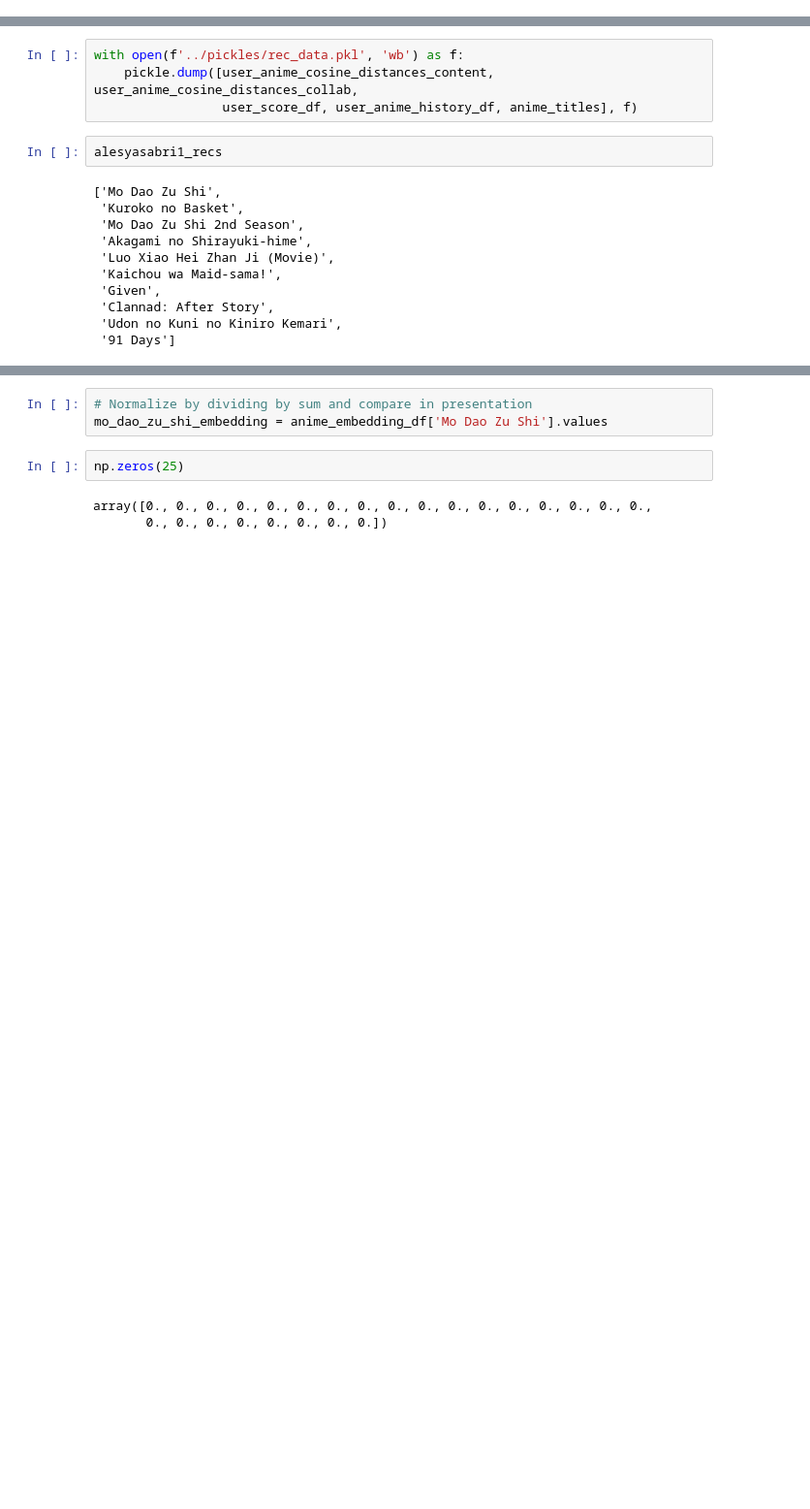
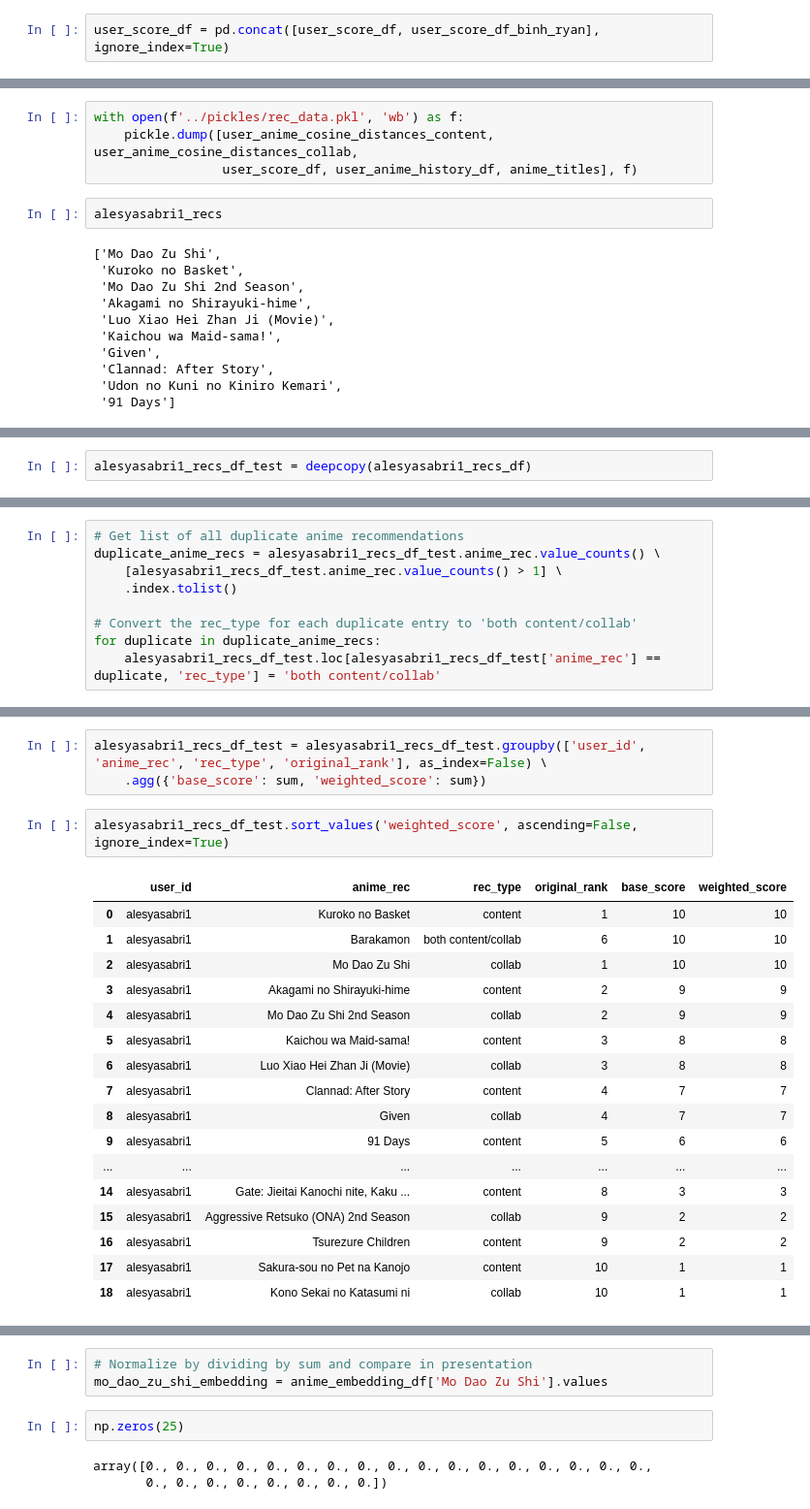
Before and after one commit to binh748/anime-recommender, a Jupyter notebook: notebooks/building_recommender.ipynb, the cells around one changed output, grey strips where cells are left out. Shown at 97% size. Cells and saved outputs as stored; diff of their text form; blank space fills up the shorter version.

```diff
--- a/notebooks/building_recommender.ipynb
+++ b/notebooks/building_recommender.ipynb
@@ -35,3 +44,5 @@ with open(f'../pickles/user_score_df_complete.pkl', 'rb') as read_file:
 # %%
 # Save 1,000 anime titles in a list for reference
 anime_titles = user_score_df.drop(columns=['user_id', 'animelist_url']).columns.to_list()
+# %%
+user_score_df = pd.concat([user_score_df, user_score_df_binh_ryan], ignore_index=True)
@@ -653,0 +650,2 @@ alesyasabri1_recs_df
+# %%
+alesyasabri1_recs_df_test = deepcopy(alesyasabri1_recs_df)
@@ -653,0 +656,9 @@ alesyasabri1_recs_df
+# %%
+# Get list of all duplicate anime recommendations
+duplicate_anime_recs = alesyasabri1_recs_df_test.anime_rec.value_counts() \
+    [alesyasabri1_recs_df_test.anime_rec.value_counts() > 1] \
+    .index.tolist()
+
+# Convert the rec_type for each duplicate entry to 'both content/collab'
+for duplicate in duplicate_anime_recs:
+    alesyasabri1_recs_df_test.loc[alesyasabri1_recs_df_test['anime_rec'] == duplicate, 'rec_type'] = 'both content/collab'
@@ -653,0 +706,23 @@ alesyasabri1_recs_df
+# %%
+alesyasabri1_recs_df_test = alesyasabri1_recs_df_test.groupby(['user_id', 'anime_rec', 'rec_type', 'original_rank'], as_index=False) \
+    .agg({'base_score': sum, 'weighted_score': sum})
+# %%
+alesyasabri1_recs_df_test.sort_values('weighted_score', ascending=False, ignore_index=True)
+# %% [output]
+|  | user_id | anime_rec | rec_type | original_rank | base_score | weighted_score |
+| 0 | alesyasabri1 | Kuroko no Basket | content | 1 | 10 | 10 |
+| 1 | alesyasabri1 | Barakamon | both content/collab | 6 | 10 | 10 |
+| 2 | alesyasabri1 | Mo Dao Zu Shi | collab | 1 | 10 | 10 |
+| 3 | alesyasabri1 | Akagami no Shirayuki-hime | content | 2 | 9 | 9 |
+| 4 | alesyasabri1 | Mo Dao Zu Shi 2nd Season | collab | 2 | 9 | 9 |
+| 5 | alesyasabri1 | Kaichou wa Maid-sama! | content | 3 | 8 | 8 |
+| 6 | alesyasabri1 | Luo Xiao Hei Zhan Ji (Movie) | collab | 3 | 8 | 8 |
+| 7 | alesyasabri1 | Clannad: After Story | content | 4 | 7 | 7 |
+| 8 | alesyasabri1 | Given | collab | 4 | 7 | 7 |
+| 9 | alesyasabri1 | 91 Days | content | 5 | 6 | 6 |
+| ... | ... | ... | ... | ... | ... | ... |
+| 14 | alesyasabri1 | Gate: Jieitai Kanochi nite, Kaku ... | content | 8 | 3 | 3 |
+| 15 | alesyasabri1 | Aggressive Retsuko (ONA) 2nd Season | collab | 9 | 2 | 2 |
+| 16 | alesyasabri1 | Tsurezure Children | content | 9 | 2 | 2 |
+| 17 | alesyasabri1 | Sakura-sou no Pet na Kanojo | content | 10 | 1 | 1 |
+| 18 | alesyasabri1 | Kono Sekai no Katasumi ni | collab | 10 | 1 | 1 |
```
Also changed, not shown: parts of 30 cells of this notebook, 5 other files.
